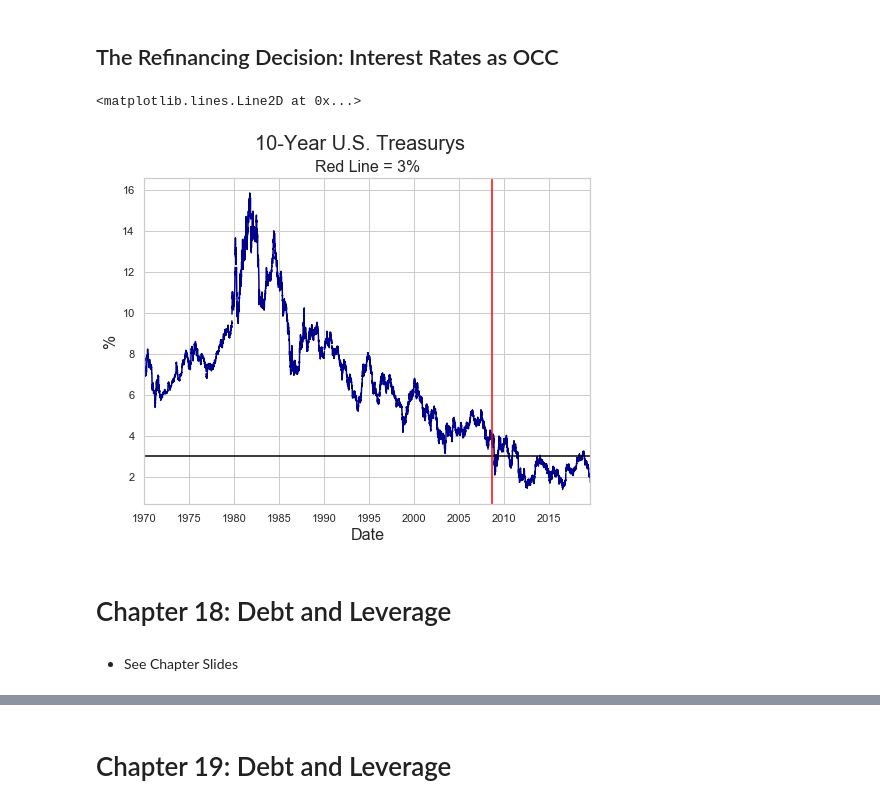
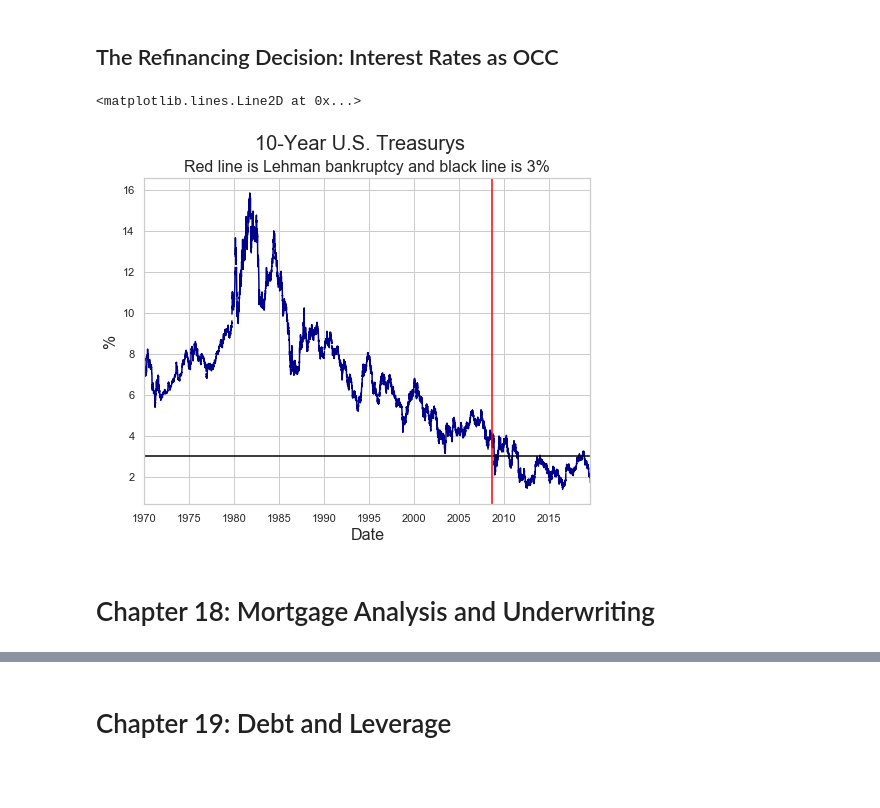
Before and after one commit to thsavage/Hirsh-Fellows-Real-Estate-Finance, a Jupyter notebook: Hirsh Scholars Supplemental Notes.ipynb, the cells around one changed output, grey strips where cells are left out. Cells and saved outputs as stored; diff of their text form; code cells hidden in the pictures; blank space fills up the shorter version.

```diff
--- a/Hirsh Scholars Supplemental Notes.ipynb
+++ b/Hirsh Scholars Supplemental Notes.ipynb
@@ -909,15 +959,13 @@ ten_year = fred.get_series("DGS10", observation_start='1970-01-01')
 # %%
 ten_year.plot(color='darkblue', figsize=(8, 6))
 plt.suptitle('10-Year U.S. Treasurys', fontsize=20)
-plt.title('Red Line = 3%', fontsize = 16)
+plt.title('Red line is Lehman bankruptcy and black line is 3%', fontsize = 16)
 plt.xlabel('Date', fontsize=16)
 plt.ylabel('%', fontsize=16)
 plt.axhline(y=3.0, c="black")
 plt.axvline(dt.datetime(2008, 9, 15), color="red")
 # %% [output]
 <matplotlib.lines.Line2D at 0x...>
-[figure, old version]
+[figure, new version]
 # %% [markdown]
-# Chapter 18: Debt and Leverage
+# Chapter 18: Mortgage Analysis and Underwriting
-# %% [markdown]
-* See Chapter Slides
```
Also changed, not shown: parts of 32 cells of this notebook, 2 other files.
